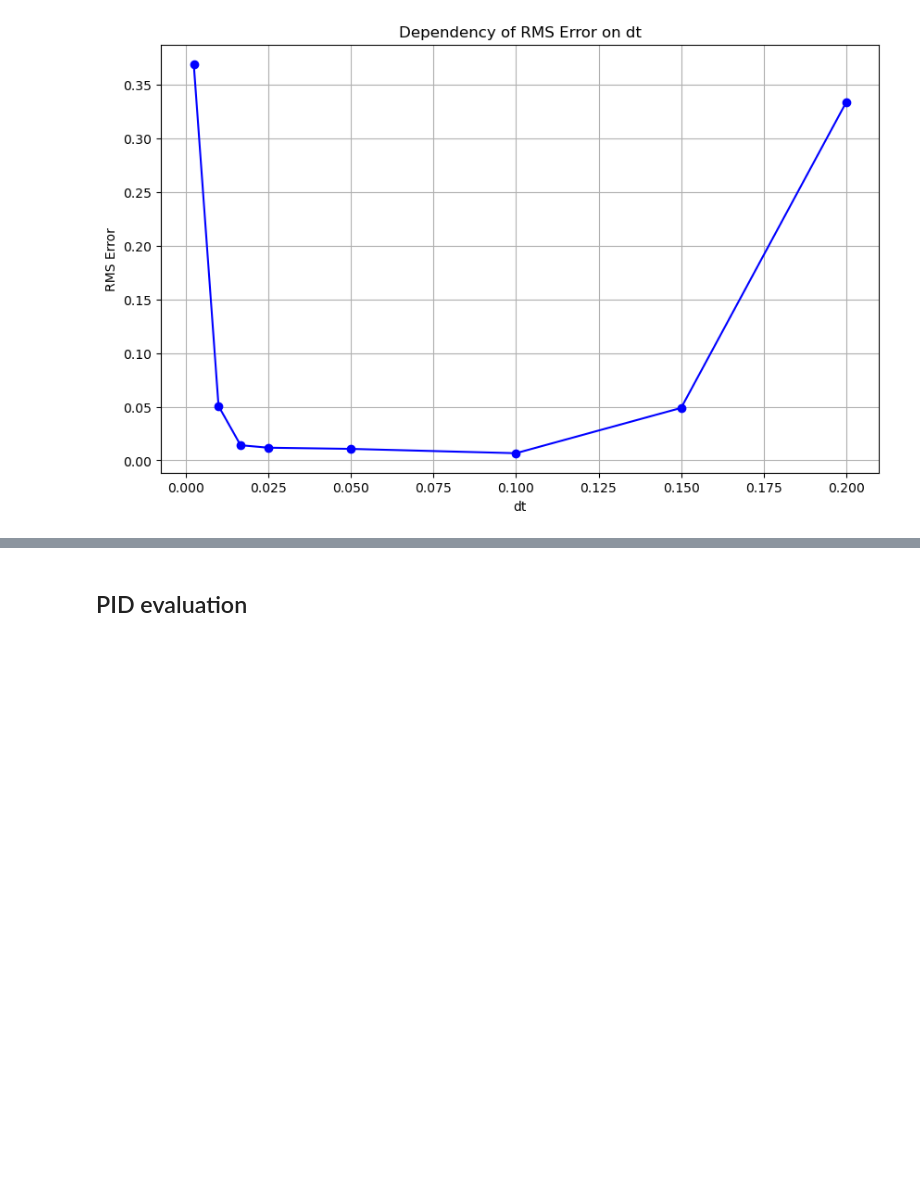
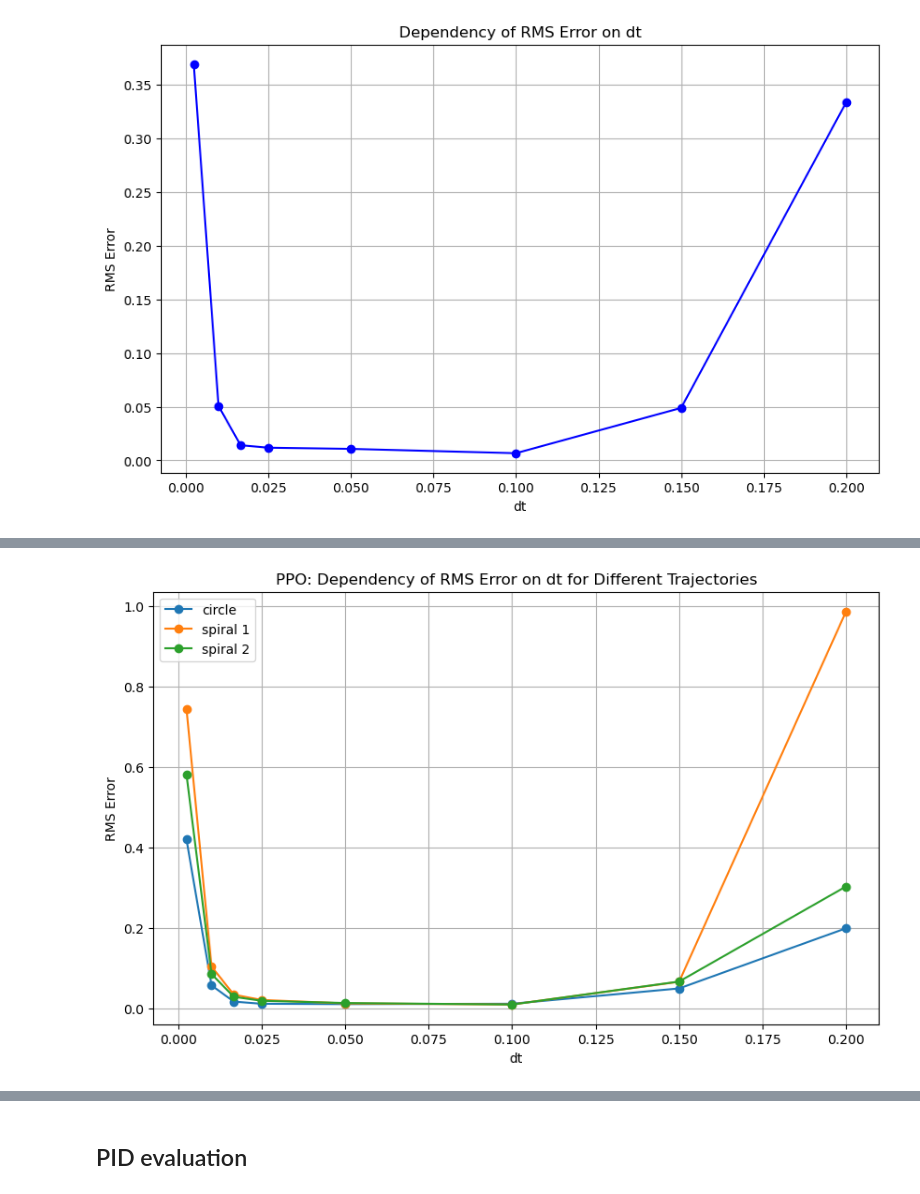
Before and after one commit to damurka5/RL_CDPR, a Jupyter notebook: notebooks/12_Variable_dt_evaluation.ipynb, the cells around one changed output, grey strips where cells are left out. Cells and saved outputs as stored; diff of their text form; code cells hidden in the pictures; blank space fills up the shorter version.

```diff
--- a/notebooks/12_Variable_dt_evaluation.ipynb
+++ b/notebooks/12_Variable_dt_evaluation.ipynb
@@ -570,0 +650,4 @@ plot_rms_vs_dt(rms_errors_TRPO_circle)
+# %%
+plot_rms_vs_dt_full(ppo_all_trajectories_errors, "PPO")
+# %% [output]
+[figure, added]
```
Also changed, not shown: parts of 11 cells of this notebook, 1 other file.
